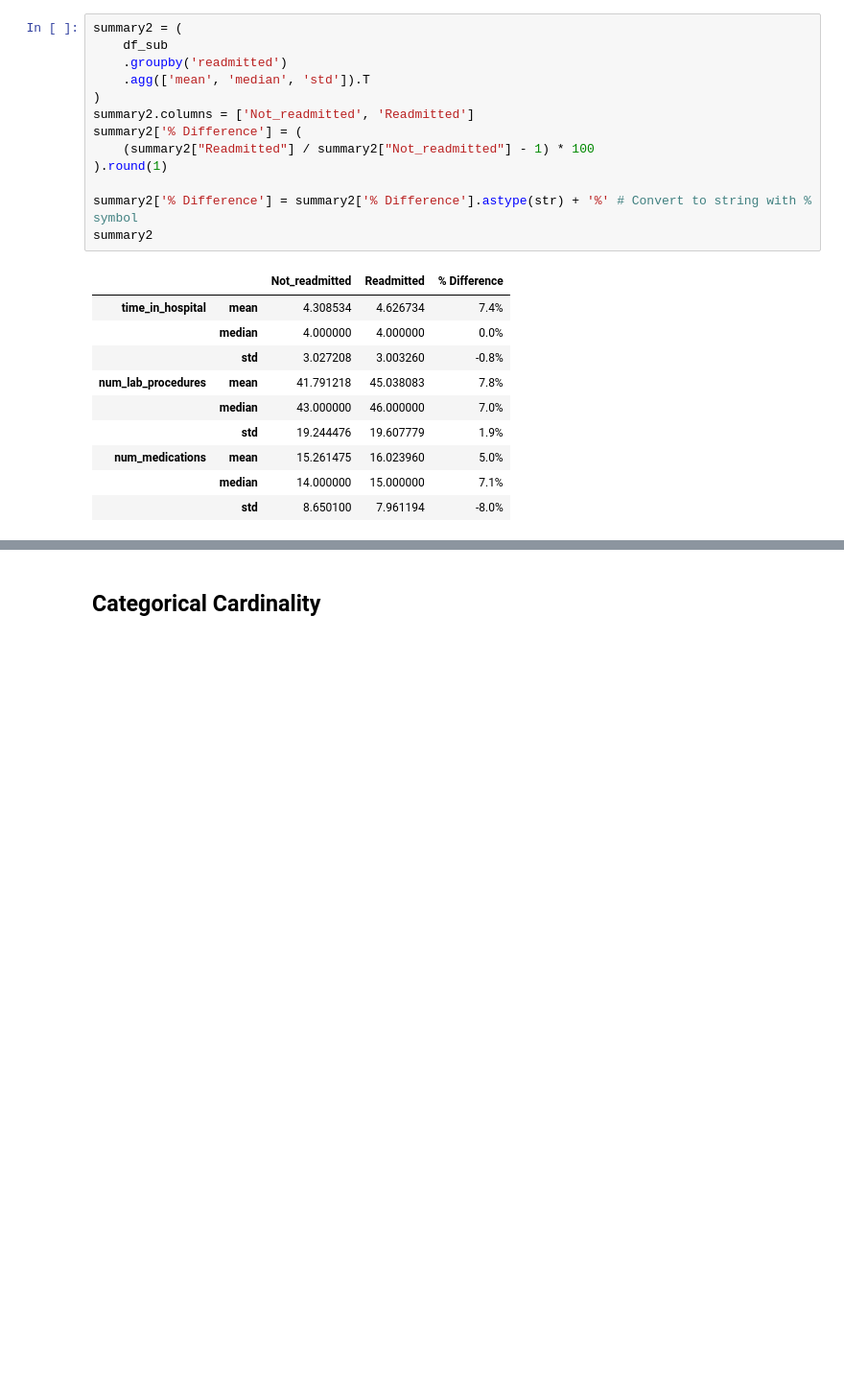
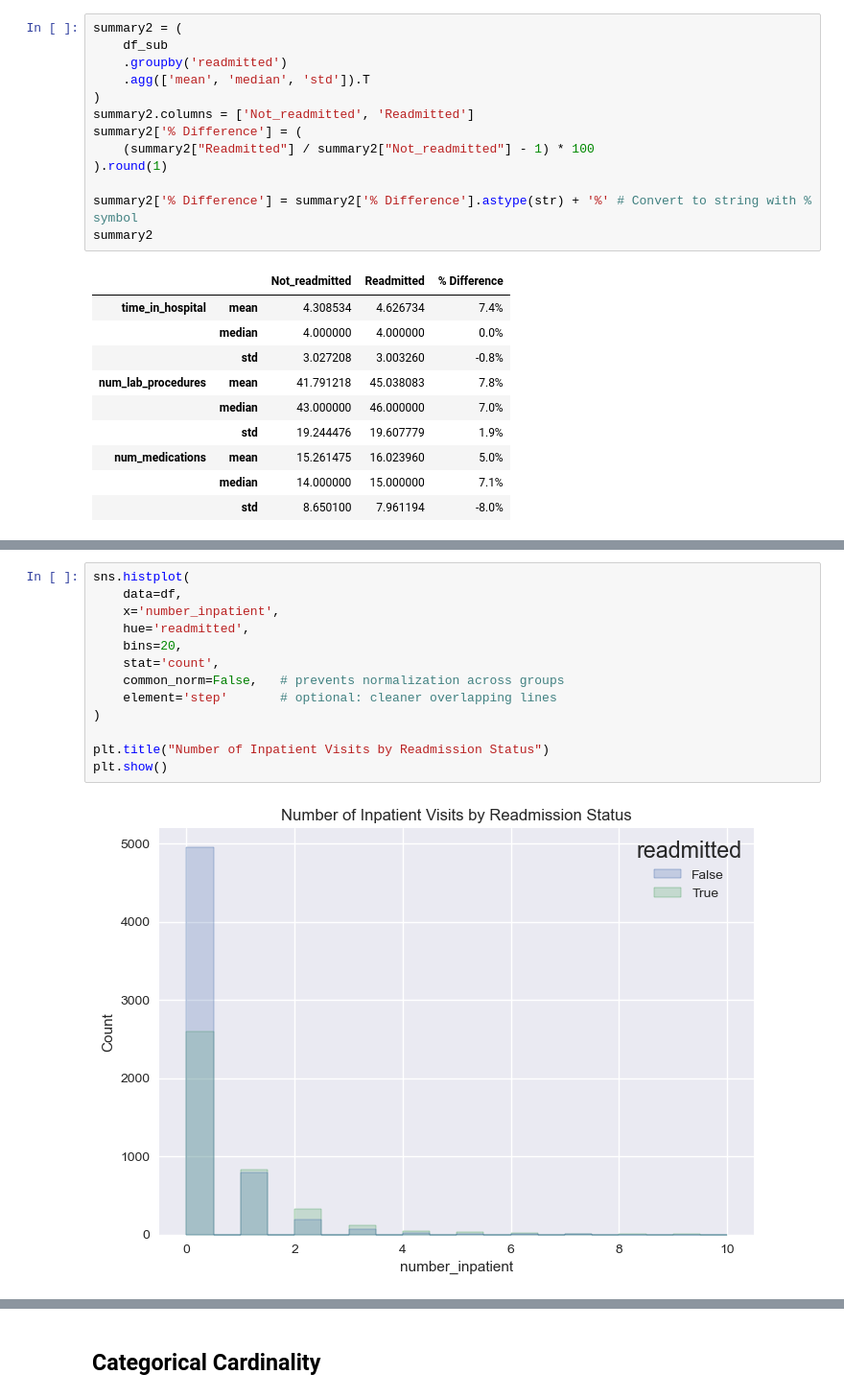
Before and after one commit to iainjclark/diabetes-readmission-ml, a Jupyter notebook: notebooks/01_eda.ipynb, the cells around one changed output, grey strips where cells are left out. Shown at 96% size. Cells and saved outputs as stored; diff of their text form; blank space fills up the shorter version.

```diff
--- a/notebooks/01_eda.ipynb
+++ b/notebooks/01_eda.ipynb
@@ -325,0 +338,15 @@ summary2
+# %%
+sns.histplot(
+    data=df,
+    x='number_inpatient',
+    hue='readmitted',
+    bins=20,
+    stat='count',
+    common_norm=False,   # prevents normalization across groups
+    element='step'       # optional: cleaner overlapping lines
+)
+
+plt.title("Number of Inpatient Visits by Readmission Status")
+plt.show()
+# %% [output]
+[figure, added]
```
Also changed, not shown: parts of 9 cells of this notebook, 8 other files.
